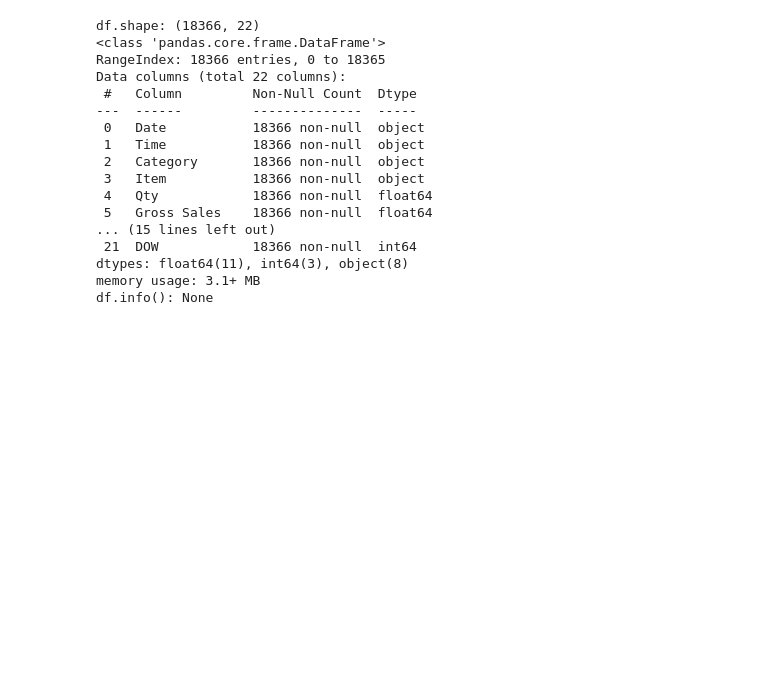
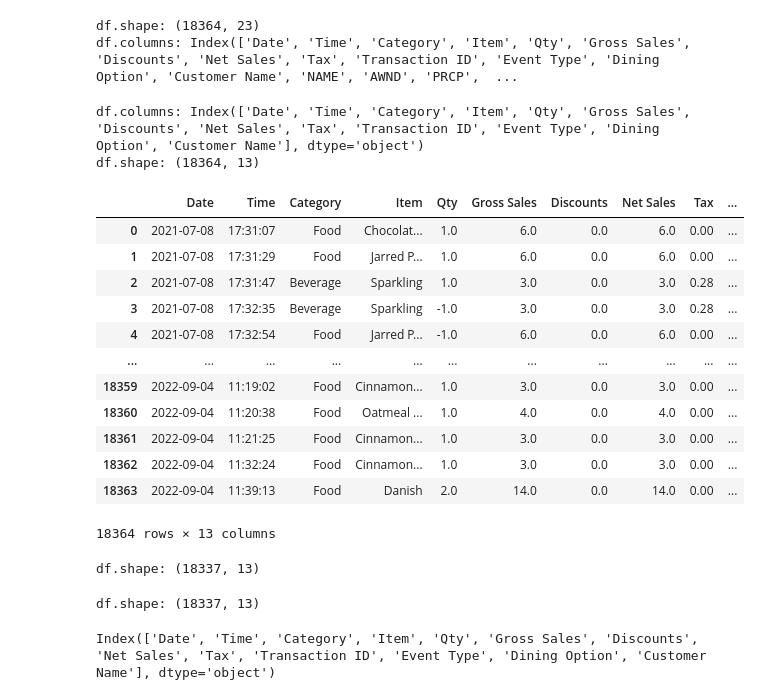
Before and after one commit to pympk/py379, a Jupyter notebook: bb/item_sale_group.ipynb, the cells around one changed output. Cells and saved outputs as stored; diff of their text form; code cells hidden in the pictures; blank space fills up the shorter version.

```diff
--- a/bb/item_sale_group.ipynb
+++ b/bb/item_sale_group.ipynb
@@ -7,24 +7,43 @@ pd.set_option('max_colwidth', 12, 'display.max_columns', 18, 'display.width', 12
 INPUT_DIR = 'C:/Users/ping/OneDrive/Documents/jenn_bb_sales'
 path_pickle_dump = f'{INPUT_DIR}/'
 # %%
-df = pickle_load(path_pickle_dump, 'df_grSale_weather_cleaned')
+df = pickle_load(path_pickle_dump, 'df_item_sale_n_weather_cleaned')
 print(f'df.shape: {df.shape}')
-print(f'df.info(): {df.info()}')
+print(f'df.columns: {df.columns}')
 # %% [output]
-df.shape: (18366, 22)
-<class 'pandas.core.frame.DataFrame'>
-RangeIndex: 18366 entries, 0 to 18365
-Data columns (total 22 columns):
- #   Column         Non-Null Count  Dtype
----  ------         --------------  -----
- 0   Date           18366 non-null  object
- 1   Time           18366 non-null  object
- 2   Category       18366 non-null  object
- 3   Item           18366 non-null  object
- 4   Qty            18366 non-null  float64
- 5   Gross Sales    18366 non-null  float64
-... (15 lines left out)
- 21  DOW            18366 non-null  int64
-dtypes: float64(11), int64(3), object(8)
-memory usage: 3.1+ MB
-df.info(): None
+df.shape: (18364, 23)
+df.columns: Index(['Date', 'Time', 'Category', 'Item', 'Qty', 'Gross Sales', 'Discounts', 'Net Sales', 'Tax', 'Transaction ID', 'Event Type', 'Dining Option', 'Customer Name', 'NAME', 'AWND', 'PRCP',  ...
+# %%
+cols_drop = ['NAME', 'AWND', 'PRCP', 'TAVG', 'TMAX', 'TMIN', 'WT01', 'WT02', 'WT08', 'DOW']
+df.drop(cols_drop, axis=1, inplace=True)
+print(f'df.columns: {df.columns}')
+print(f'df.shape: {df.shape}')
+# %% [output]
+df.columns: Index(['Date', 'Time', 'Category', 'Item', 'Qty', 'Gross Sales', 'Discounts', 'Net Sales', 'Tax', 'Transaction ID', 'Event Type', 'Dining Option', 'Customer Name'], dtype='object')
+df.shape: (18364, 13)
+# %%
+df
+# %% [output]
+|  | Date | Time | Category | Item | Qty | Gross Sales | Discounts | Net Sales | Tax | ... |
+| 0 | 2021-07-08 | 17:31:07 | Food | Chocolat... | 1.0 | 6.0 | 0.0 | 6.0 | 0.00 | ... |
+| 1 | 2021-07-08 | 17:31:29 | Food | Jarred P... | 1.0 | 6.0 | 0.0 | 6.0 | 0.00 | ... |
+| 2 | 2021-07-08 | 17:31:47 | Beverage | Sparkling | 1.0 | 3.0 | 0.0 | 3.0 | 0.28 | ... |
+| 3 | 2021-07-08 | 17:32:35 | Beverage | Sparkling | -1.0 | 3.0 | 0.0 | 3.0 | 0.28 | ... |
+| 4 | 2021-07-08 | 17:32:54 | Food | Jarred P... | -1.0 | 6.0 | 0.0 | 6.0 | 0.00 | ... |
+| ... | ... | ... | ... | ... | ... | ... | ... | ... | ... | ... |
+| 18359 | 2022-09-04 | 11:19:02 | Food | Cinnamon... | 1.0 | 3.0 | 0.0 | 3.0 | 0.00 | ... |
+| 18360 | 2022-09-04 | 11:20:38 | Food | Oatmeal ... | 1.0 | 4.0 | 0.0 | 4.0 | 0.00 | ... |
+| 18361 | 2022-09-04 | 11:21:25 | Food | Cinnamon... | 1.0 | 3.0 | 0.0 | 3.0 | 0.00 | ... |
+| 18362 | 2022-09-04 | 11:32:24 | Food | Cinnamon... | 1.0 | 3.0 | 0.0 | 3.0 | 0.00 | ... |
+| 18363 | 2022-09-04 | 11:39:13 | Food | Danish | 2.0 | 14.0 | 0.0 | 14.0 | 0.00 | ... |
+18364 rows × 13 columns
+# %%
+df = df[df['Event Type'] != 'Refund']
+print(f'df.shape: {df.shape}')
+# %% [output]
+df.shape: (18337, 13)
+# %%
+df = df[df['Qty'] >= 0]
+print(f'df.shape: {df.shape}')
+# %% [output]
+df.shape: (18337, 13)
@@ -30,0 +52,4 @@ df.info(): None
+# %%
+df.columns
+# %% [output]
+Index(['Date', 'Time', 'Category', 'Item', 'Qty', 'Gross Sales', 'Discounts', 'Net Sales', 'Tax', 'Transaction ID', 'Event Type', 'Dining Option', 'Customer Name'], dtype='object')
```
Also changed, not shown: parts of 4 cells of this notebook, 2 other files.
